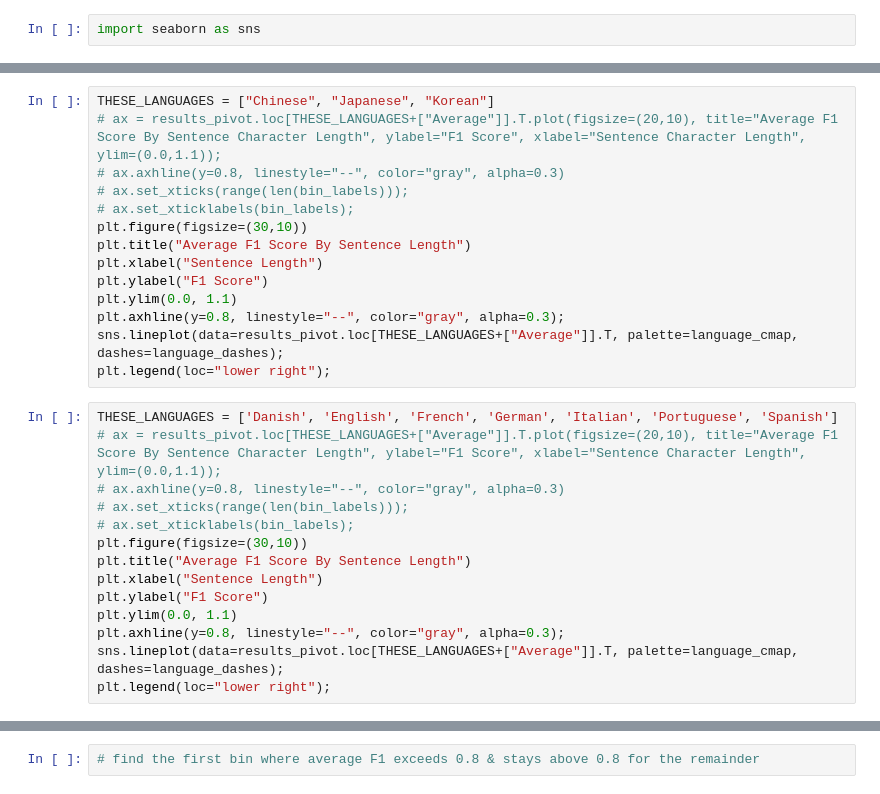
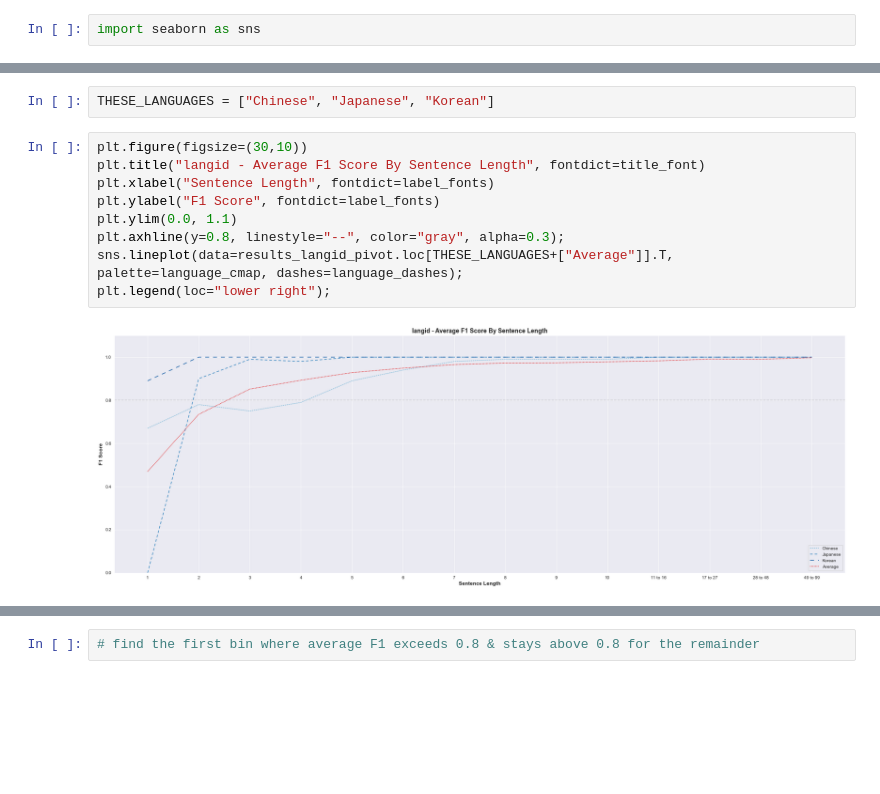
Before and after one commit to br-pki/detectLanguage, a Jupyter notebook: evaluate.ipynb, the cells around one changed output, grey strips where cells are left out. Saved outputs shown, nothing was run; the diff lists cells and outputs as text; blank space fills up the shorter version.

```diff
--- a/evaluate.ipynb
+++ b/evaluate.ipynb
@@ -520,28 +534,13 @@ sns.lineplot(data=results_pivot.loc["Average"].T, color=language_cmap["Average"]
+# %%
+THESE_LANGUAGES = ["Chinese", "Japanese", "Korean"]
 # %%
-THESE_LANGUAGES = ["Chinese", "Japanese", "Korean"]
-# ax = results_pivot.loc[THESE_LANGUAGES+["Average"]].T.plot(figsize=(20,10), title="Average F1 Score By Sentence Character Length", ylabel="F1 Score", xlabel="Sentence Character Length", ylim=(0.0,1.1));
-# ax.axhline(y=0.8, linestyle="--", color="gray", alpha=0.3)
-# ax.set_xticks(range(len(bin_labels)));
-# ax.set_xticklabels(bin_labels);
 plt.figure(figsize=(30,10))
-plt.title("Average F1 Score By Sentence Length")
-plt.xlabel("Sentence Length")
-plt.ylabel("F1 Score")
+plt.title("langid - Average F1 Score By Sentence Length", fontdict=title_font)
+plt.xlabel("Sentence Length", fontdict=label_fonts)
+plt.ylabel("F1 Score", fontdict=label_fonts)
 plt.ylim(0.0, 1.1)
 plt.axhline(y=0.8, linestyle="--", color="gray", alpha=0.3);
-sns.lineplot(data=results_pivot.loc[THESE_LANGUAGES+["Average"]].T, palette=language_cmap, dashes=language_dashes);
+sns.lineplot(data=results_langid_pivot.loc[THESE_LANGUAGES+["Average"]].T, palette=language_cmap, dashes=language_dashes);
 plt.legend(loc="lower right");
+# %% [output]
+[figure, added]
-# %%
-THESE_LANGUAGES = ['Danish', 'English', 'French', 'German', 'Italian', 'Portuguese', 'Spanish']
-# ax = results_pivot.loc[THESE_LANGUAGES+["Average"]].T.plot(figsize=(20,10), title="Average F1 Score By Sentence Character Length", ylabel="F1 Score", xlabel="Sentence Character Length", ylim=(0.0,1.1));
-# ax.axhline(y=0.8, linestyle="--", color="gray", alpha=0.3)
-# ax.set_xticks(range(len(bin_labels)));
-# ax.set_xticklabels(bin_labels);
-plt.figure(figsize=(30,10))
-plt.title("Average F1 Score By Sentence Length")
-plt.xlabel("Sentence Length")
-plt.ylabel("F1 Score")
-plt.ylim(0.0, 1.1)
-plt.axhline(y=0.8, linestyle="--", color="gray", alpha=0.3);
-sns.lineplot(data=results_pivot.loc[THESE_LANGUAGES+["Average"]].T, palette=language_cmap, dashes=language_dashes);
-plt.legend(loc="lower right");
```
Also changed, not shown: parts of 59 cells of this notebook, 1 other file.
